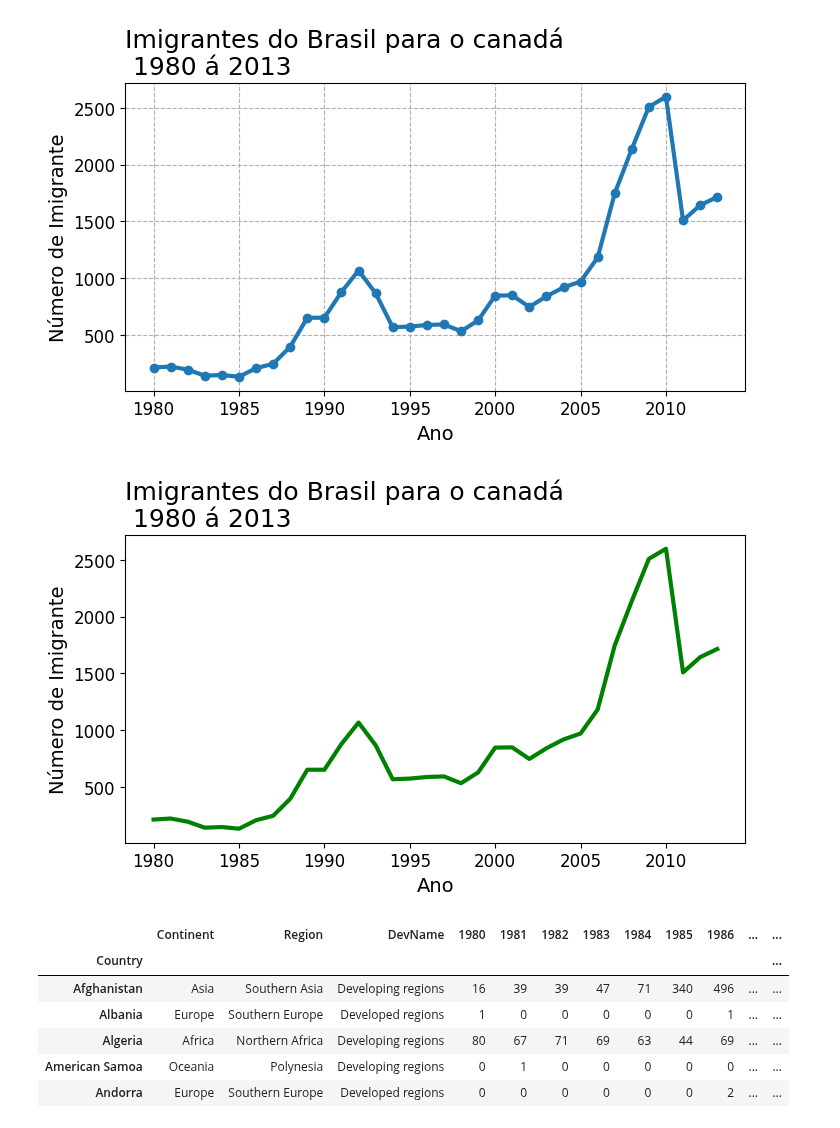
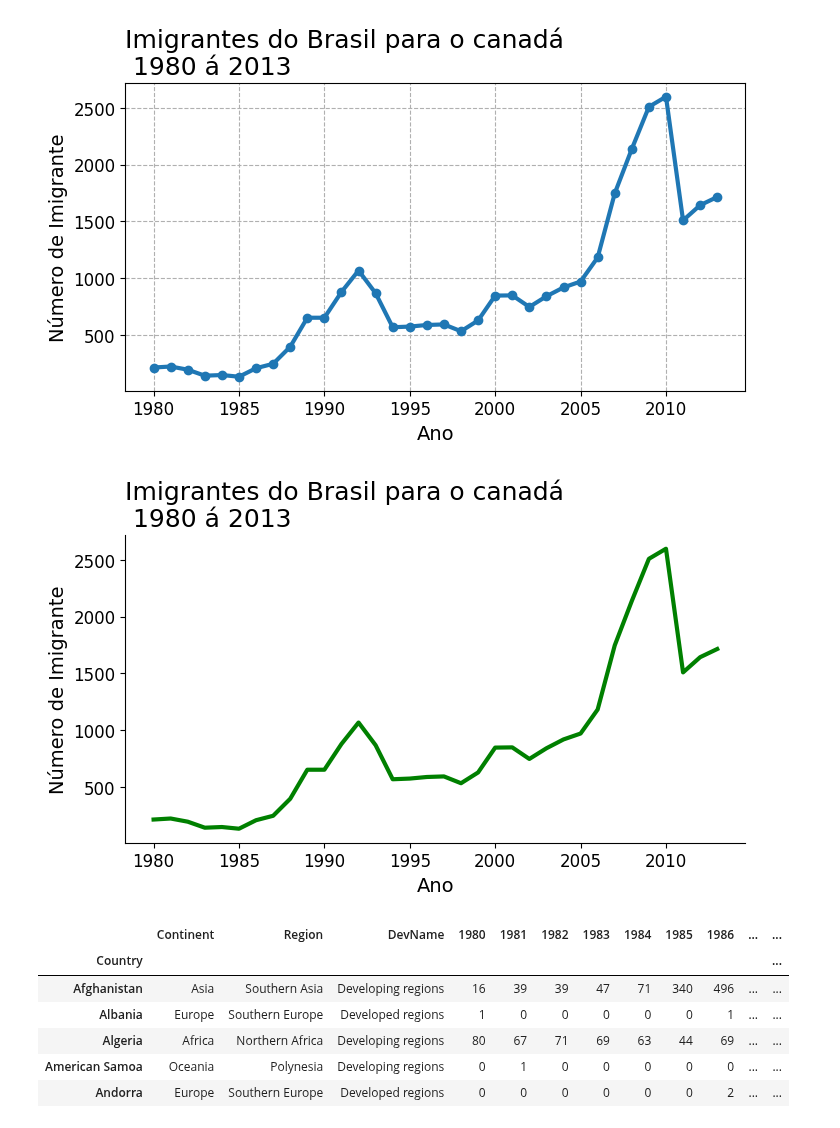
Before and after one commit to annaklaracss/data_science-, a Jupyter notebook: Data_Visualization_criando_gráficos_com_bibliotecas_Python.ipynb, the cells around one changed output. Drawn from its saved outputs; the diff is of its cells as text; code cells hidden in the pictures.

```diff
--- a/Data_Visualization_criando_gráficos_com_bibliotecas_Python.ipynb
+++ b/Data_Visualization_criando_gráficos_com_bibliotecas_Python.ipynb
@@ -359,15 +359,19 @@ plt.show()
 # %%
 fig,ax = plt.subplots(figsize= (8,4) ) #fig permite que uma figura seja criada e ax cria o eixo da fogura
 ax.plot(dados_brasil['ano'], dados_brasil['imigrantes'], lw=3, color= 'g')
 ax.set_xticks(['1980','1985','1990','1995','2000','2005','2010'])
 ax.set_xlabel('Ano',fontsize=14)
 ax.set_title('Imigrantes do Brasil para o canadá\n 1980 á 2013 ', fontsize=18,loc='left')#frontsize é usado para definir o tamanha das fontes
 ax.set_ylabel('Número de Imigrante',fontsize=14)#frontsize é usado para definir o tamanha das fontes
 ax.xaxis.set_tick_params(labelsize=12)#labelsize é usado para definir o tamanha das fontes no eixo x
 ax.yaxis.set_tick_params(labelsize=12)#labelsize é usado para definir o tamanha das fontes no eixo y
+
+ax.spines['top'].set_visible(False) #para tirar a linha de cima
+ax.spines['right'].set_visible(False) #para tirar a linha da direita
+
 plt.show()
 # %% [output]
-[figure, old version]
+[figure, new version]
 # %%
 df.head()
 # %% [output]
```
Also changed, not shown: parts of 1 cell of this notebook.
